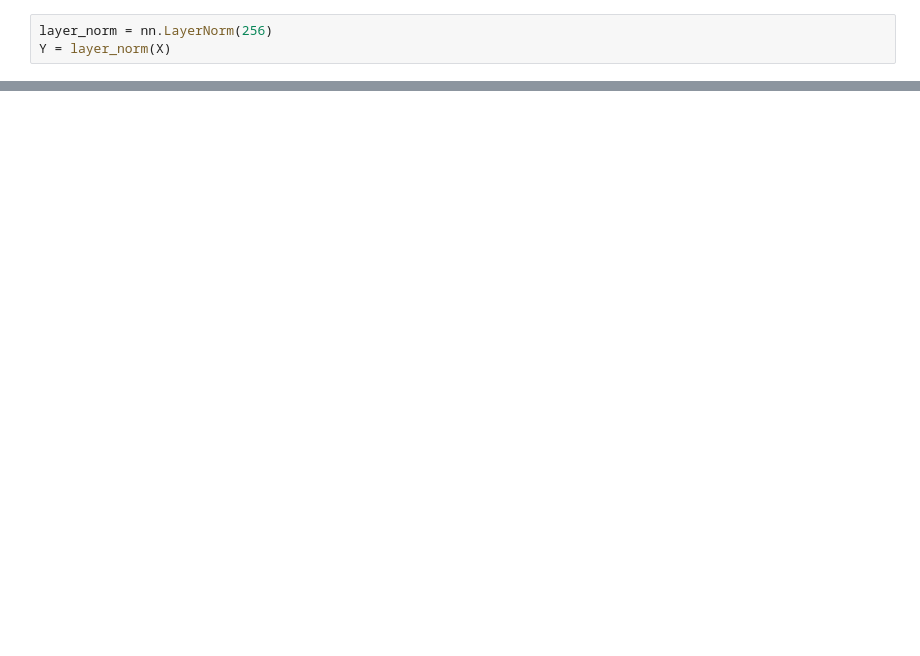
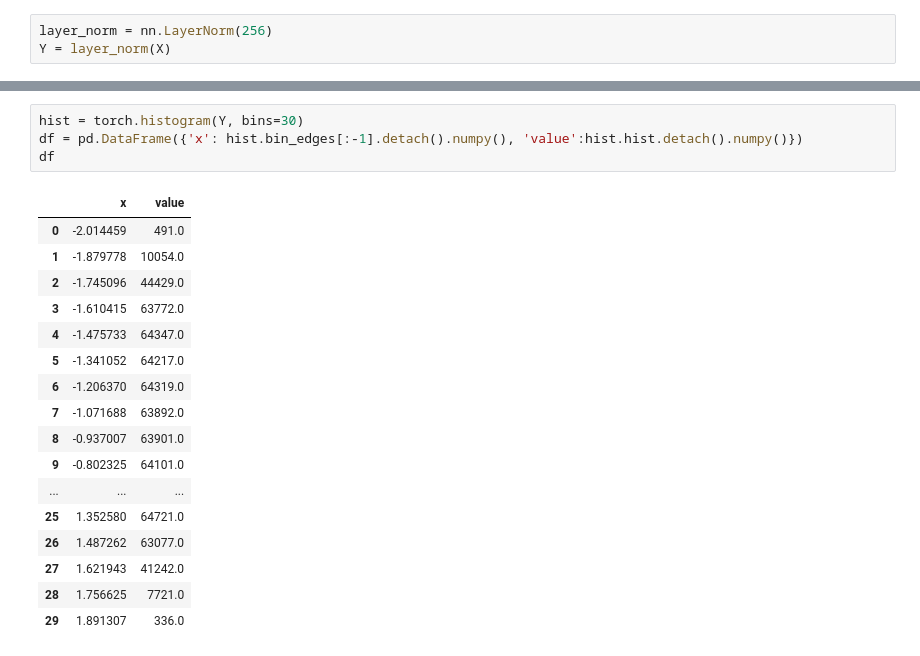
Before and after one commit to bzerroug/transformers-implementation, a Jupyter notebook: feed_forward_and_norm.ipynb, the cells around one changed output, grey strips where cells are left out. Cells and saved outputs as stored; diff of their text form; blank space fills up the shorter version.

```diff
--- a/feed_forward_and_norm.ipynb
+++ b/feed_forward_and_norm.ipynb
@@ -34,0 +98,22 @@ tensor(2.3842e-07)
+# %%
+hist = torch.histogram(Y, bins=30)
+df = pd.DataFrame({'x': hist.bin_edges[:-1].detach().numpy(), 'value':hist.hist.detach().numpy()})
+df
+# %% [output]
+|  | x | value |
+| 0 | -2.014459 | 491.0 |
+| 1 | -1.879778 | 10054.0 |
+| 2 | -1.745096 | 44429.0 |
+| 3 | -1.610415 | 63772.0 |
+| 4 | -1.475733 | 64347.0 |
+| 5 | -1.341052 | 64217.0 |
+| 6 | -1.206370 | 64319.0 |
+| 7 | -1.071688 | 63892.0 |
+| 8 | -0.937007 | 63901.0 |
+| 9 | -0.802325 | 64101.0 |
+| ... | ... | ... |
+| 25 | 1.352580 | 64721.0 |
+| 26 | 1.487262 | 63077.0 |
+| 27 | 1.621943 | 41242.0 |
+| 28 | 1.756625 | 7721.0 |
+| 29 | 1.891307 | 336.0 |
```
Also changed, not shown: parts of 19 cells of this notebook, 2 other files.
